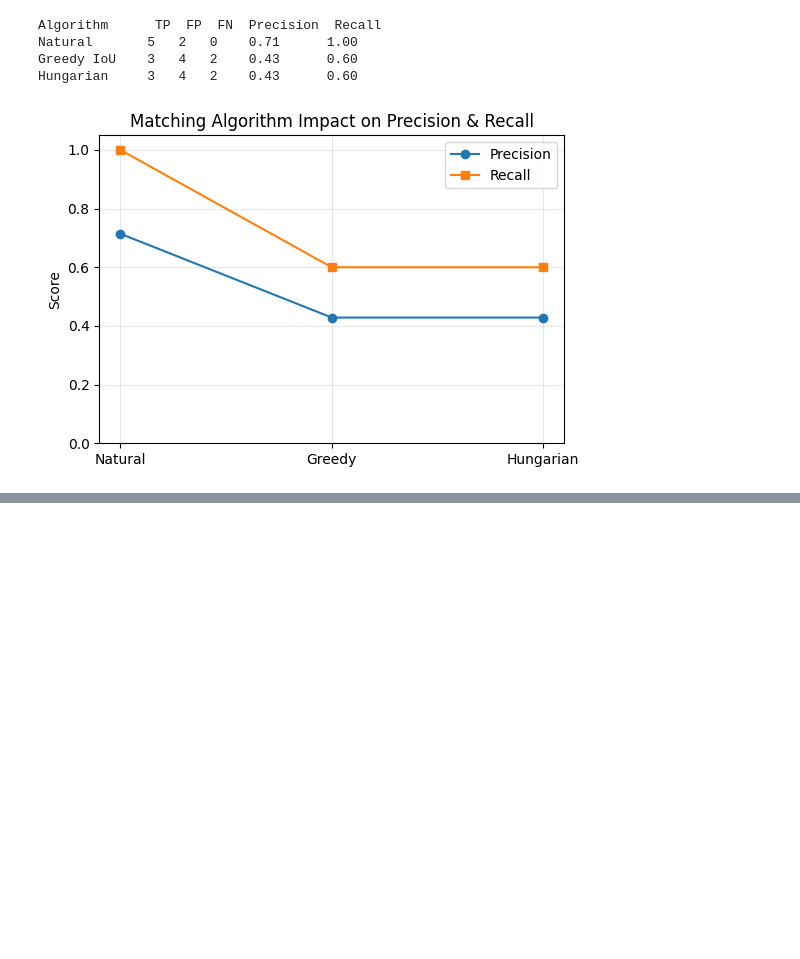
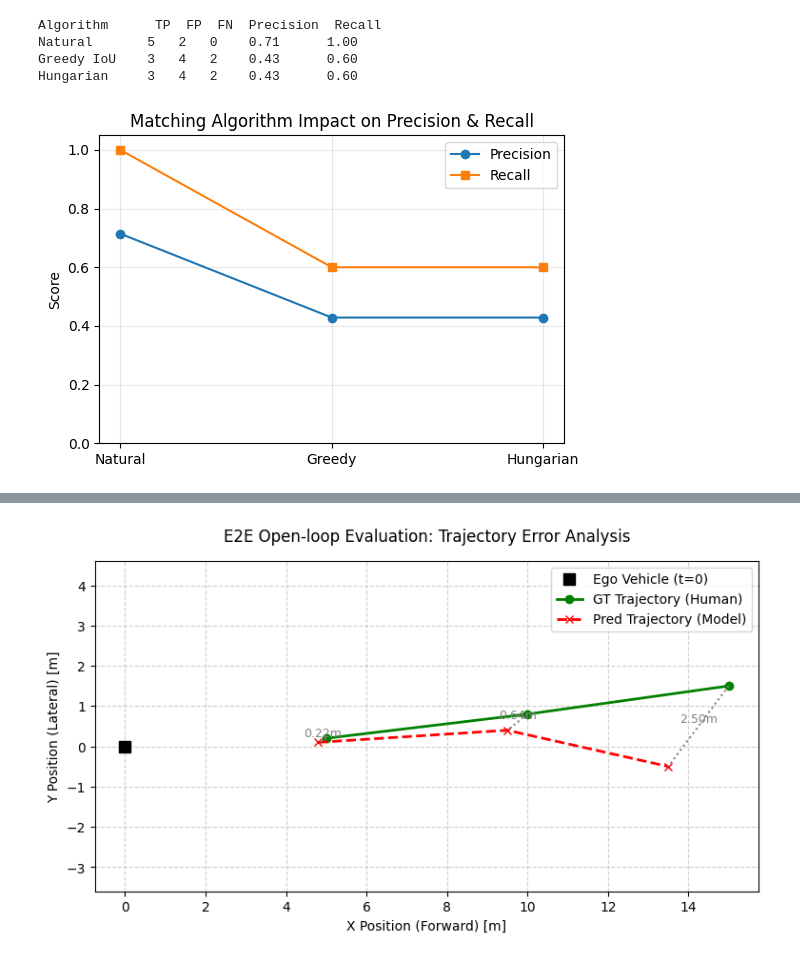
Before and after one commit to cola1917/ad-eval-suite, a Jupyter notebook: Metrics_Introduction.ipynb, the cells around one changed output, grey strips where cells are left out. Cells and saved outputs as stored; diff of their text form; code cells hidden in the pictures; blank space fills up the shorter version.

```diff
--- a/Metrics_Introduction.ipynb
+++ b/Metrics_Introduction.ipynb
@@ -699,0 +786,84 @@ Hungarian     3   4   2    0.43      0.60
+# %%
+# ==========================================
+# E2E 玩具代码：开环轨迹误差 (ADE/FDE) 与 控制误差
+# ==========================================
+
+# 1. 模拟数据准备 (Mock Data)
+# 假设我们评测未来 3 秒的轨迹，每秒 1 个点 (x, y) 坐标，单位: 米
+# GT: 人类老司机的真实行驶轨迹 (稍微往左变道)
+gt_trajectory = np.array([
+    [5.0, 0.2],   # t=1s
+    [10.0, 0.8],  # t=2s
+    [15.0, 1.5]   # t=3s
+])
+
+# Pred: E2E 模型输出的预测轨迹 (前期准，后期偏离)
+pred_trajectory = np.array([
+    [4.8, 0.1],   # t=1s
+    [9.5, 0.4],   # t=2s
+    [13.5, -0.5]  # t=3s (终点发生明显偏离)
+])
+
+# 模拟底盘控制指令输出 (方向盘转角，单位：度)
+gt_steering = np.array([2.0, 3.5, 1.0])
+pred_steering = np.array([1.8, 4.0, -1.0])
+
+# ==========================================
+# 2. 计算轨迹指标：ADE & FDE
+# ==========================================
+# 计算每个时间点预测轨迹与真实轨迹的欧式距离 (L2 Norm)
+point_errors = np.linalg.norm(gt_trajectory - pred_trajectory, axis=1)
+
+# ADE (平均位移误差)
+ade = np.mean(point_errors)
+# FDE (最终位移误差: 只看最后一个点的距离)
+fde = point_errors[-1]
+
+print("--- 1️⃣ 轨迹误差评测 (Trajectory Errors) ---")
+print(f"每秒位置误差 (m): {np.round(point_errors, 2)}")
+print(f"🎯 ADE (平均位移误差): {ade:.2f} m")
+print(f"🎯 FDE (最终位移误差): {fde:.2f} m")
+
+# Miss Rate (漏报率)：设定阈值判定是否偏离过大
+MISS_THRESHOLD = 2.0
+is_miss = fde > MISS_THRESHOLD
+print(f"⚠️ 轨迹严重偏离 (Miss): {'Yes' if is_miss else 'No'} (阈值 > {MISS_THRESHOLD}m)\n")
+
+# ==========================================
+# 3. 计算控制指标：Steering Error
+# ==========================================
+# 计算方向盘转角的平均绝对误差 (MAE)
+mean_steering_error = np.mean(np.abs(gt_steering - pred_steering))
+
+print("--- 2️⃣ 控制误差评测 (Control Errors) ---")
+print(f"方向盘角度瞬时误差 (度): {np.round(np.abs(gt_steering - pred_steering), 2)}")
+print(f"🕹️ 平均方向盘误差 (MAE): {mean_steering_error:.2f} 度\n")
+
+# ==========================================
+# 4. 可视化直观对比
+# ==========================================
+plt.figure(figsize=(9, 4.5))
+# 画出自车起点 (原点)
+plt.plot(0, 0, 'ks', markersize=8, label='Ego Vehicle (t=0)')
+
+# 画出 GT 轨迹和预测轨迹
+plt.plot(gt_trajectory[:, 0], gt_trajectory[:, 1], 'g-o', linewidth=2, label='GT Trajectory (Human)')
+plt.plot(pred_trajectory[:, 0], pred_trajectory[:, 1], 'r--x', linewidth=2, label='Pred Trajectory (Model)')
+
+# 用灰色虚线连接对应时间点的误差，直观展示物理距离
+for i in range(len(gt_trajectory)):
+    plt.plot([gt_trajectory[i, 0], pred_trajectory[i, 0]],
+             [gt_trajectory[i, 1], pred_trajectory[i, 1]], 'gray', linestyle=':')
+    # 在线上标注误差数值
+    mid_x = (gt_trajectory[i, 0] + pred_trajectory[i, 0]) / 2
+    mid_y = (gt_trajectory[i, 1] + pred_trajectory[i, 1]) / 2
+    plt.text(mid_x, mid_y + 0.1, f'{point_errors[i]:.2f}m', color='gray', fontsize=9, ha='center')
+
+plt.title("E2E Open-loop Evaluation: Trajectory Error Analysis", pad=15)
+plt.xlabel("X Position (Forward) [m]")
+plt.ylabel("Y Position (Lateral) [m]")
+plt.legend()
+plt.grid(True, linestyle='--', alpha=0.6)
+plt.axis('equal') # 保证 X 轴和 Y 轴的物理比例1:1，视觉才不会失真
+plt.show()
+# %% [output]
@@ -699,0 +879 @@ Hungarian     3   4   2    0.43      0.60
+[figure, added]
```
Also changed, not shown: parts of 8 cells of this notebook.
